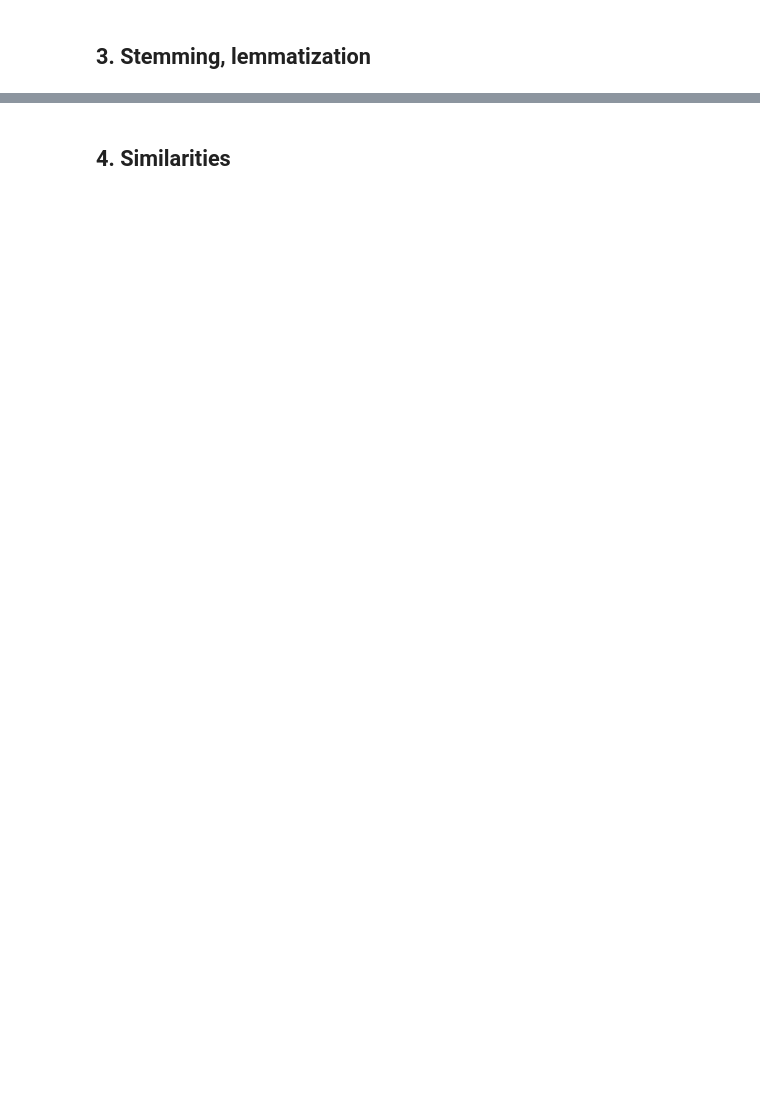
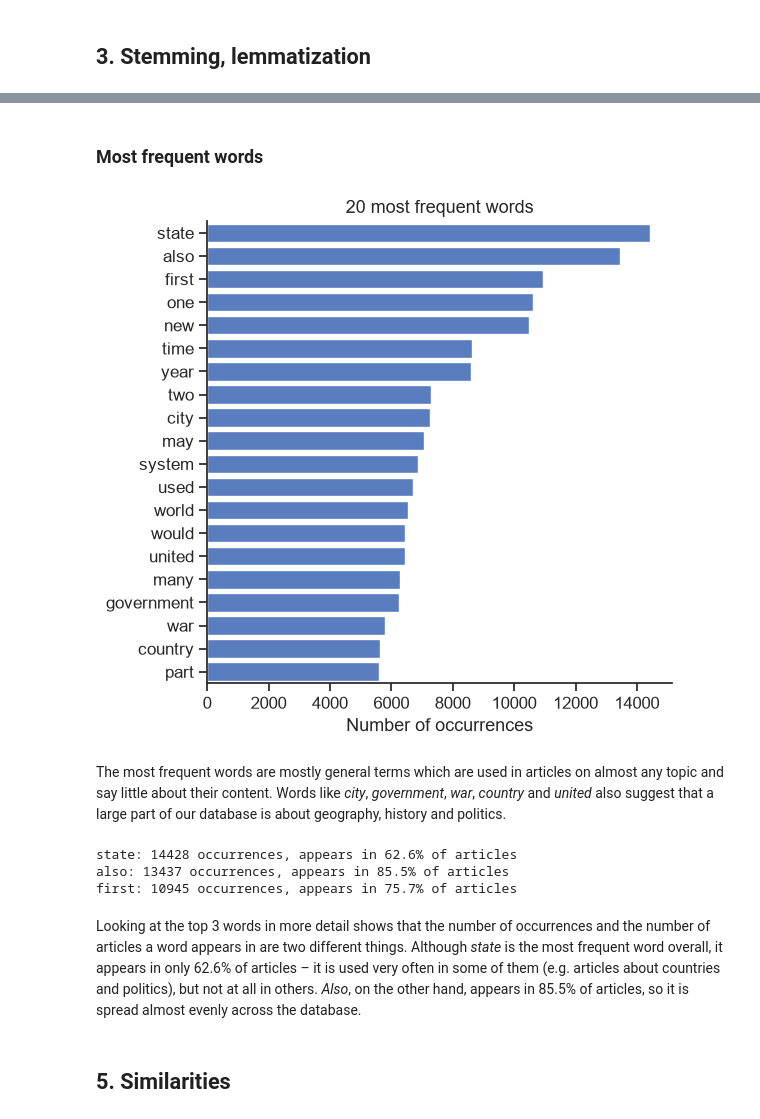
Before and after one commit to jakowczukalicja/wiki-recommender, a Jupyter notebook: wiki-recommender-report.ipynb, the cells around one changed output, grey strips where cells are left out. Saved outputs shown, nothing was run; the diff lists cells and outputs as text; code cells hidden in the pictures; blank space fills up the shorter version.

```diff
--- a/wiki-recommender-report.ipynb
+++ b/wiki-recommender-report.ipynb
@@ -161,2 +271,29 @@ df.to_parquet("articles.parquet", index=False)
+# %% [markdown]
+### Most frequent words
+# %%
+counts = Counter(t for tokens in df["tokens_lemma"] for t in tokens)
+top = pd.DataFrame(counts.most_common(20), columns=["word", "count"])
+
+fig, ax = plt.subplots(figsize=(6, 6))
+sns.barplot(data=top, x="count", y="word", ax=ax)
+ax.set_xlabel("Number of occurrences")
+ax.set_ylabel("")
+ax.set_title("20 most frequent words")
+sns.despine()
+plt.show()
+# %% [output]
+[figure, added]
+# %% [markdown]
+The most frequent words are mostly general terms which are used in articles on almost any topic and say little about their content. Words like *city*, *government*, *war*, *country* and *united* also suggest that a large part of our database is about geography, history and politics.
+# %%
+for word, count in counts.most_common(3):
+    share = df["tokens_lemma"].apply(lambda tokens: word in set(tokens)).mean()
+    print(f"{word}: {count} occurrences, appears in {share:.1%} of articles")
+# %% [output]
+state: 14428 occurrences, appears in 62.6% of articles
+also: 13437 occurrences, appears in 85.5% of articles
+first: 10945 occurrences, appears in 75.7% of articles
+# %% [markdown]
+Looking at the top 3 words in more detail shows that the number of occurrences and the number of articles a word appears in are two different things. Although *state* is the most frequent word overall, it appears in only 62.6% of articles – it is used very often in some of them (e.g. articles about countries and politics), but not at all in others. *Also*, on the other hand, appears in 85.5% of articles, so it is spread almost evenly across the database.
 # %% [markdown]
-## 4. Similarities
+## 5. Similarities
```
Also changed, not shown: parts of 55 cells of this notebook, 2 other files.
